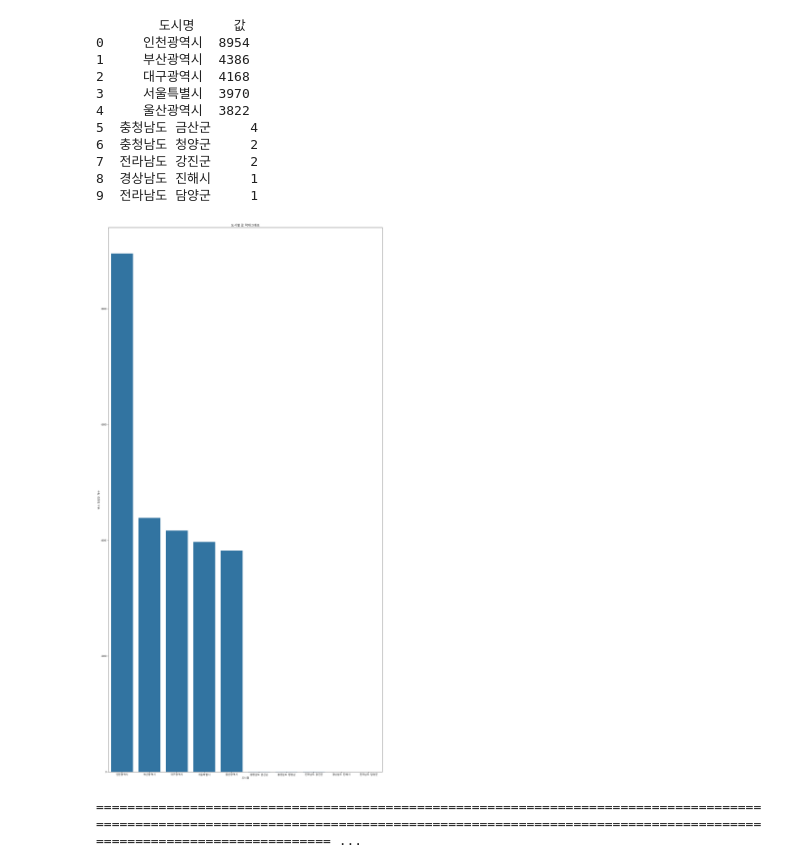
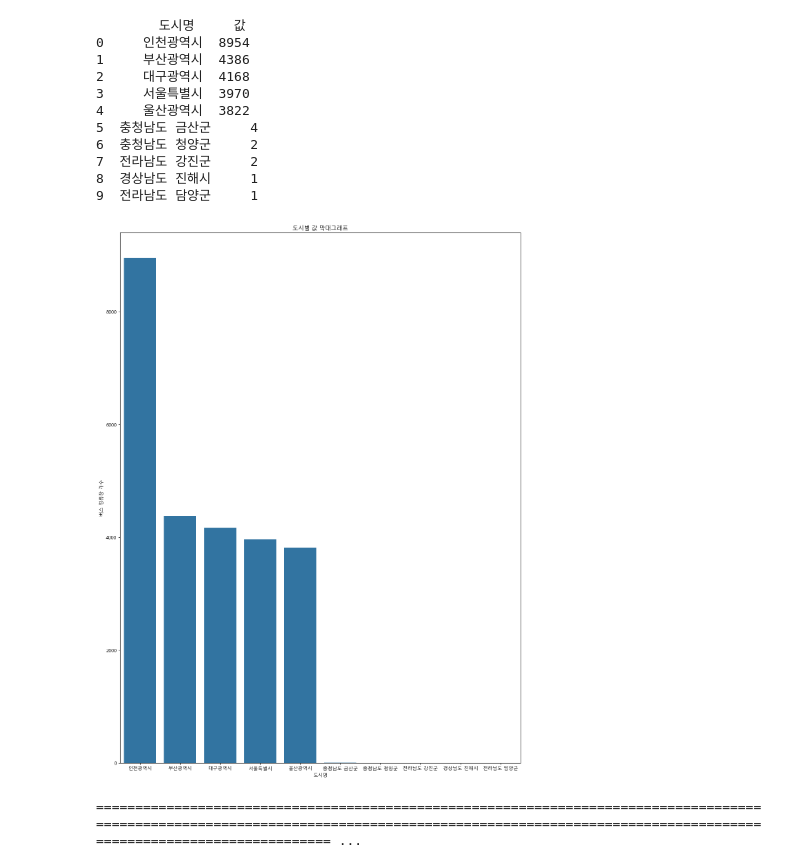
Before and after one commit to Jaeun34/-_, a Jupyter notebook: 데이터_시각화/시각화 기말 (1).ipynb, the cells around one changed output. Drawn from its saved outputs; the diff is of its cells as text; code cells hidden in the pictures.

```diff
--- a/데이터_시각화/시각화 기말 (1).ipynb
+++ b/데이터_시각화/시각화 기말 (1).ipynb
@@ -150,24 +150,24 @@ print(combined_df)
 # %%
 import matplotlib.pyplot as plt
 import seaborn as sns
 
 
 plt.rcParams['font.family'] = 'Malgun Gothic'
 plt.rcParams['axes.unicode_minus'] = False
 
-plt.figure(figsize=(20,40))
+plt.figure(figsize=(15,20))
 bs=sns.barplot(x="도시명",y="값", data=combined_df)
 #plt.xticks(rotation=0)
 
 
 plt.title("도시별 값 막대그래프")
 plt.xlabel("도시명")
 plt.ylabel("버스 정류장 개수")
 
 #bs=combined_df.hist(bins=50, figsize=(20,15))
 plt.show()
 # %% [output]
-[figure, old version]
+[figure, new version]
 # %%
 print("====================================================================================================================================================================================================================================================================================================================================================================================================================================================================================================================================================================================================================================")
 # %% [output]
```
